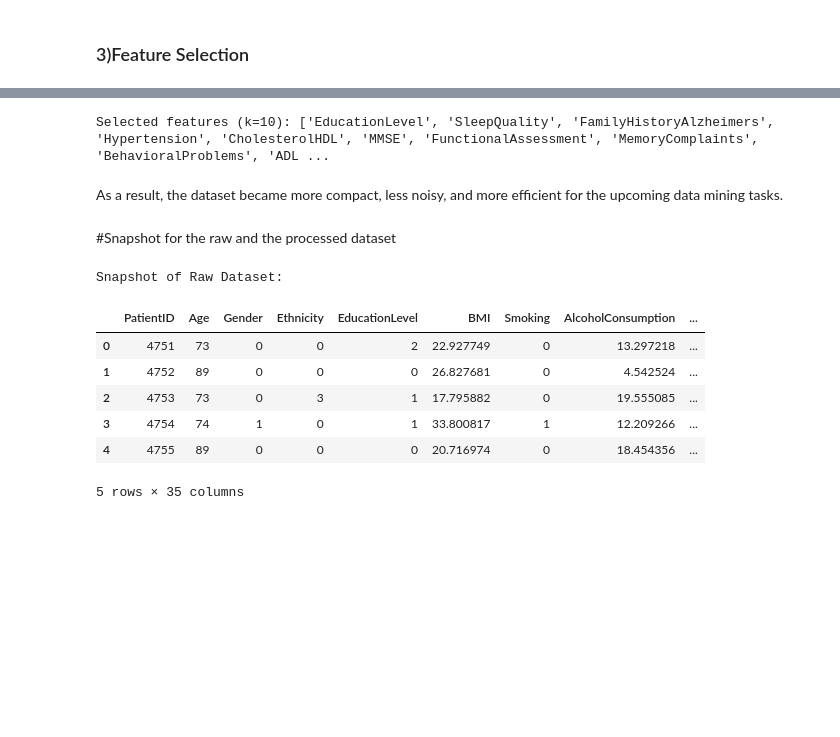
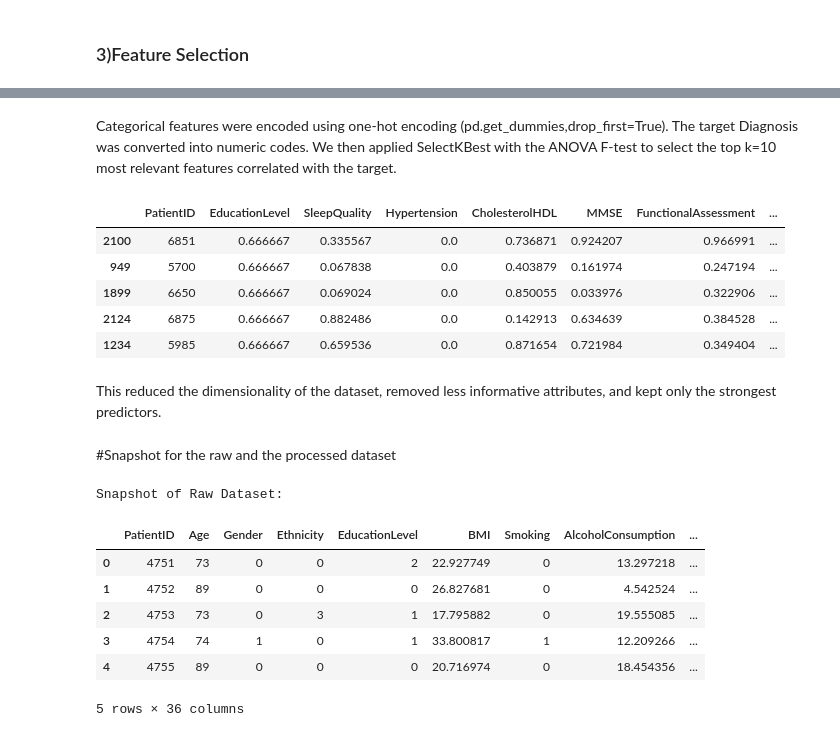
Before and after one commit to shahodi011/IT326-Project, a Jupyter notebook: Reports/Phase2.ipynb, the cells around one changed output, grey strips where cells are left out. Saved outputs shown, nothing was run; the diff lists cells and outputs as text; code cells hidden in the pictures; blank space fills up the shorter version.

```diff
--- a/Reports/Phase2.ipynb
+++ b/Reports/Phase2.ipynb
@@ -267,46 +238,38 @@ most relevant features correlated with the Diagnosis column. This allowed us to
-# %%
-X = df_disc.drop(columns=["PatientID", "Diagnosis"], errors="ignore").copy()
-y = df_disc["Diagnosis"].copy()
-
-for col in X.columns:
-    if is_numeric_dtype(X[col]):
-        if X[col].isna().any():
-            X[col] = X[col].fillna(X[col].median())
-    else:
-        if X[col].isna().any():
-            mode_val = X[col].mode(dropna=True)
-            X[col] = X[col].fillna(mode_val.iloc[0] if not mode_val.empty else "UNK")
-        le = LabelEncoder()
-        X[col] = le.fit_transform(X[col].astype(str))
-
-if not is_numeric_dtype(y):
-    le_y = LabelEncoder()
-    y = le_y.fit_transform(y.astype(str))
-else:
-    y = y.astype(int)
-
-vt = VarianceThreshold(threshold=0)
-vt.fit(X)
-X = X.loc[:, vt.get_support()]
-
-k = min(10, X.shape[1])
-selector = SelectKBest(score_func=f_classif, k=k)
-X_new = selector.fit_transform(X, y)
-selected_features = X.columns[selector.get_support()].tolist()
-
-print(f"Selected features (k={k}): {selected_features}")
-# %% [output]
-Selected features (k=10): ['EducationLevel', 'SleepQuality', 'FamilyHistoryAlzheimers', 'Hypertension', 'CholesterolHDL', 'MMSE', 'FunctionalAssessment', 'MemoryComplaints', 'BehavioralProblems', 'ADL ...
-# %% [markdown]
-As a result, the dataset became more compact, less noisy, and more efficient for the upcoming data mining tasks.
+# %% [markdown]
+
+Categorical features were encoded using one-hot encoding (pd.get_dummies,drop_first=True).
+The target Diagnosis was converted into numeric codes.
+We then applied SelectKBest with the ANOVA F-test to select the top k=10 most relevant features correlated with the target.
+# %%
+X = df.drop(columns=['Diagnosis'])
+X = pd.get_dummies(X, drop_first=True)
+
+y = df['Diagnosis'].astype('category').cat.codes
+
+k = min(10, X.shape[1])
+selector = SelectKBest(score_func=f_classif, k=k)
+X_new = selector.fit_transform(X, y)
+selected_features = X.columns[selector.get_support()]
+
+df_selected = df[selected_features.tolist() + ['Diagnosis']]
+df_selected.sample(5)
+# %% [output]
+|  | PatientID | EducationLevel | SleepQuality | Hypertension | CholesterolHDL | MMSE | FunctionalAssessment | ... |
+| 2100 | 6851 | 0.666667 | 0.335567 | 0.0 | 0.736871 | 0.924207 | 0.966991 | ... |
+| 949 | 5700 | 0.666667 | 0.067838 | 0.0 | 0.403879 | 0.161974 | 0.247194 | ... |
+| 1899 | 6650 | 0.666667 | 0.069024 | 0.0 | 0.850055 | 0.033976 | 0.322906 | ... |
+| 2124 | 6875 | 0.666667 | 0.882486 | 0.0 | 0.142913 | 0.634639 | 0.384528 | ... |
+| 1234 | 5985 | 0.666667 | 0.659536 | 0.0 | 0.871654 | 0.721984 | 0.349404 | ... |
+# %% [markdown]
+This reduced the dimensionality of the dataset, removed less informative attributes, and kept only the strongest predictors.
 # %% [markdown]
 #Snapshot for the raw and the processed dataset
 # %%
-raw_df = df.copy()
+raw_df = df_raw.copy()
 raw_df.to_csv("Raw_dataset.csv", index=False)
 
 print("Snapshot of Raw Dataset:")
-display(raw_df.head())
+display(raw_df.head(5))
 # %% [output]
 Snapshot of Raw Dataset:
 |  | PatientID | Age | Gender | Ethnicity | EducationLevel | BMI | Smoking | AlcoholConsumption | ... |
@@ -315,5 +278,5 @@ Snapshot of Raw Dataset:
 | 2 | 4753 | 73 | 0 | 3 | 1 | 17.795882 | 0 | 19.555085 | ... |
 | 3 | 4754 | 74 | 1 | 0 | 1 | 33.800817 | 1 | 12.209266 | ... |
 | 4 | 4755 | 89 | 0 | 0 | 0 | 20.716974 | 0 | 18.454356 | ... |
-5 rows × 35 columns
+5 rows × 36 columns
 # %%
```
Also changed, not shown: parts of 11 cells of this notebook.
